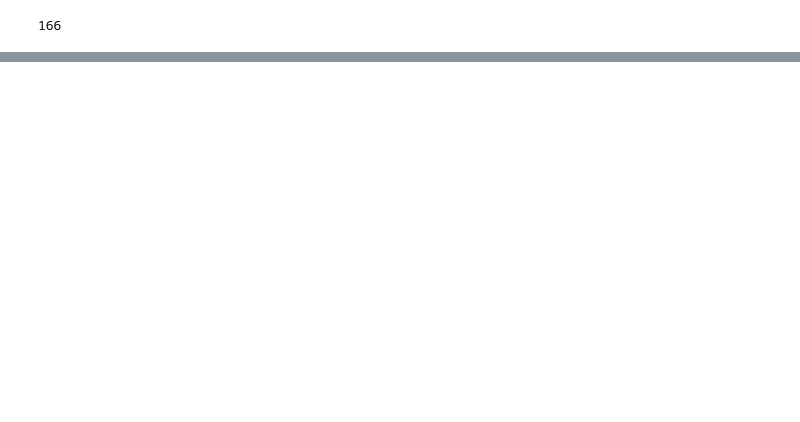
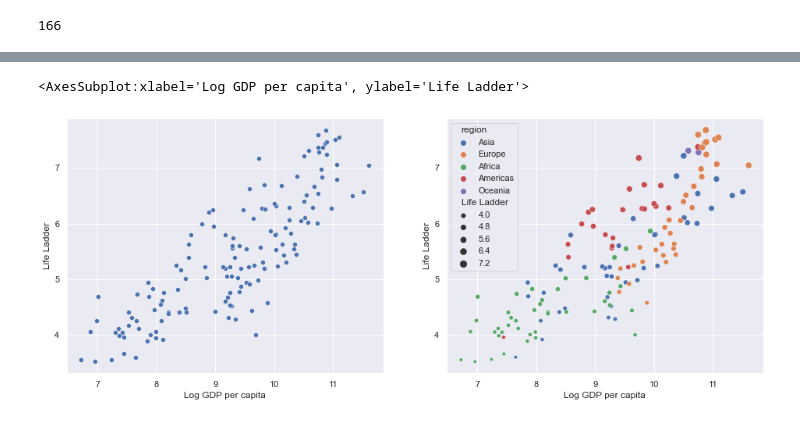
Before and after one commit to Mfallh/module2_dataviz, a Jupyter notebook: module2_dataviz.ipynb, the cells around one changed output, grey strips where cells are left out. Saved outputs shown, nothing was run; the diff lists cells and outputs as text; code cells hidden in the pictures; blank space fills up the shorter version.

```diff
--- a/module2_dataviz.ipynb
+++ b/module2_dataviz.ipynb
@@ -77,4 +83,10 @@ region_vision.head()
 # %%
 #Scatter plot to check the distribution by country and region
+fig, axes = plt.subplots(1, 2, sharex=True, figsize=(16,6))
+sns.scatterplot(data=region_vision, x="Log GDP per capita", y='Life Ladder', ax=axes[0])
+sns.scatterplot(data=region_vision, x="Log GDP per capita", y='Life Ladder', hue='region', size='Life Ladder', ax=axes[1])
+# %% [output]
+<AxesSubplot:xlabel='Log GDP per capita', ylabel='Life Ladder'>
+[figure, added]
 # %%
 # Let's check Europe region and break it down by subregion
```
Also changed, not shown: parts of 23 cells of this notebook.
